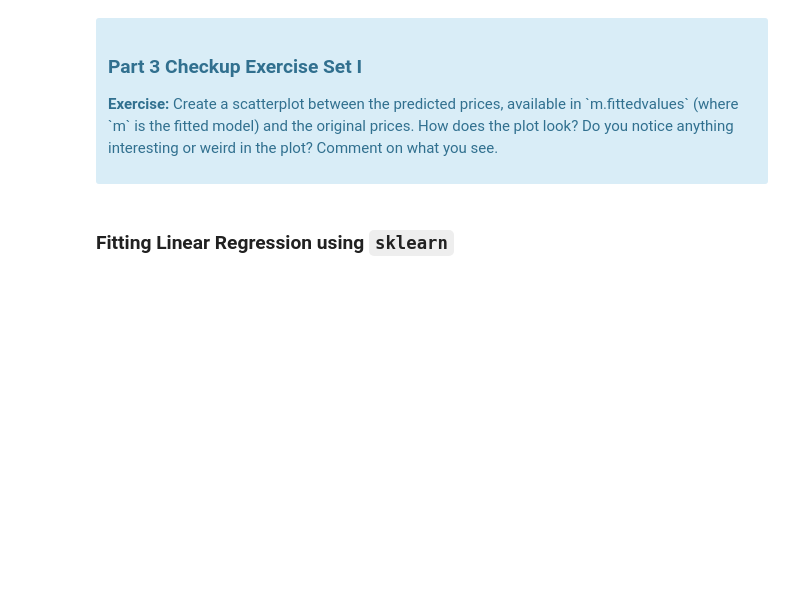
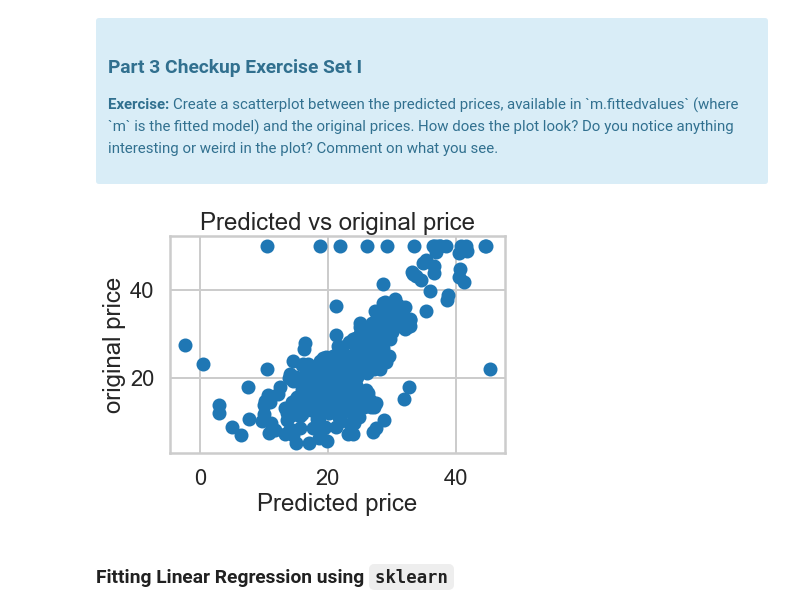
Before and after one commit to rogersnet/mec-mini-projects, a Jupyter notebook: mec-11.4.1-linear-regression-mini-project/Mini_Project_Linear_Regression.ipynb, the cells around one changed output. Saved outputs shown, nothing was run; the diff lists cells and outputs as text; code cells hidden in the pictures; blank space fills up the shorter version.

```diff
--- a/mec-11.4.1-linear-regression-mini-project/Mini_Project_Linear_Regression.ipynb
+++ b/mec-11.4.1-linear-regression-mini-project/Mini_Project_Linear_Regression.ipynb
@@ -472,3 +488,14 @@ Let's see how our model actually fit our data. We can see below that there is a
+# %%
+# your turn
+plt.scatter(x=m.fittedvalues, y=bos.PRICE)
+plt.title('Predicted vs original price')
+plt.xlabel('Predicted price')
+plt.ylabel('original price')
+plt.show()
+
+# The predicted price and the original price follow a linear relationship. There are some weird values such as 0 when the original price was above 20.
+# %% [output]
+[figure, added]
 # %% [markdown]
 ### Fitting Linear Regression using `sklearn`
 # %%
```
Also changed, not shown: parts of 3 cells of this notebook.
